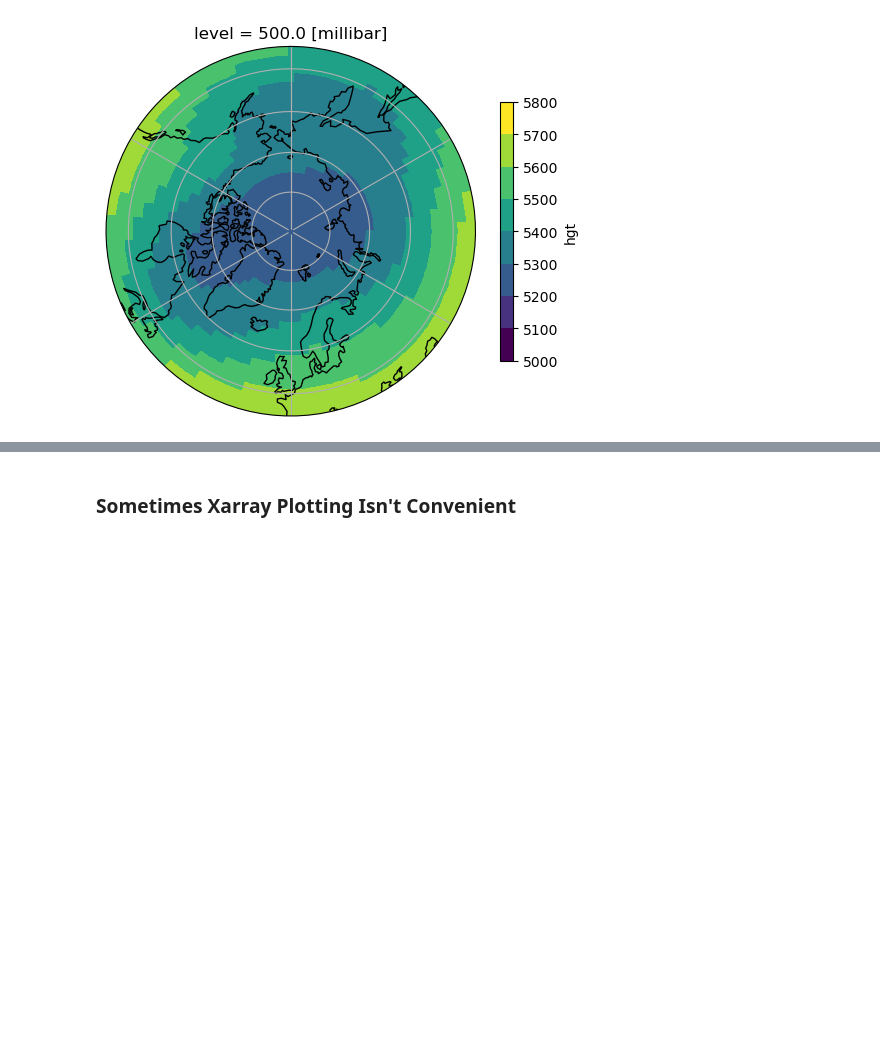
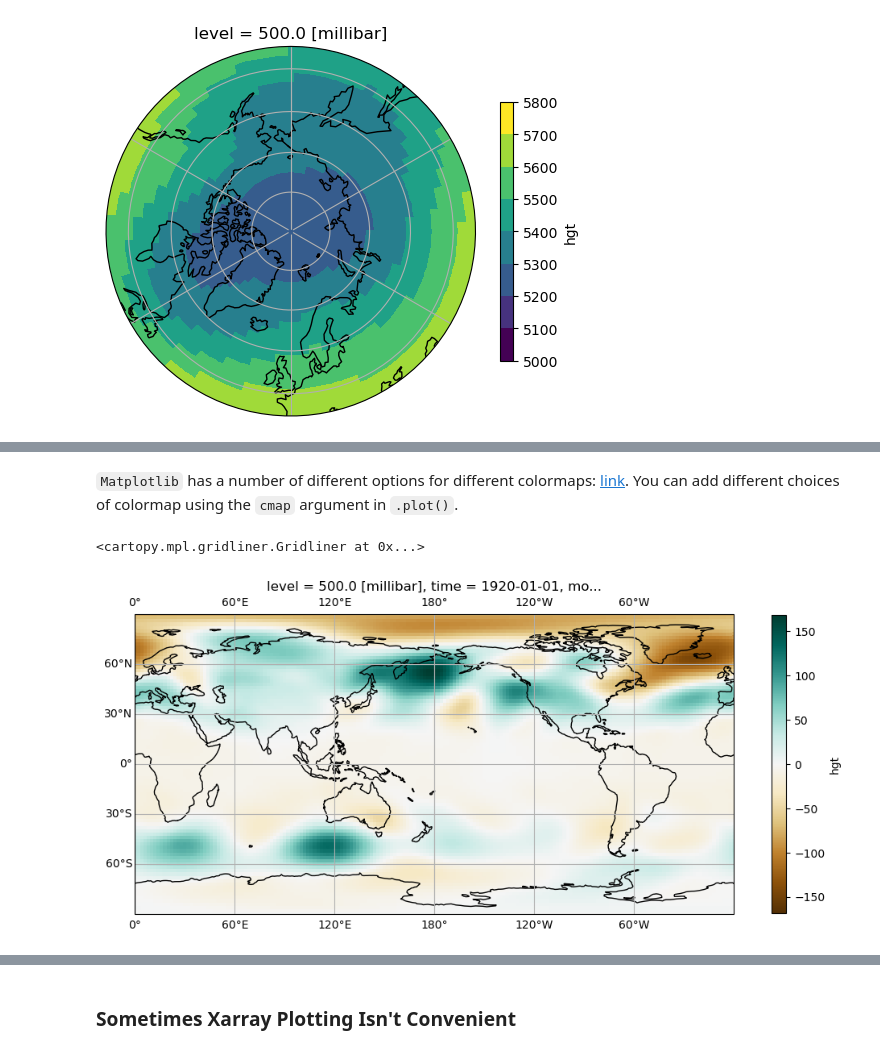
Before and after one commit to kylemcevoy/example_notebooks, a Jupyter notebook: plotting_gallery.ipynb, the cells around one changed output, grey strips where cells are left out. Saved outputs shown, nothing was run; the diff lists cells and outputs as text; code cells hidden in the pictures; blank space fills up the shorter version.

```diff
--- a/plotting_gallery.ipynb
+++ b/plotting_gallery.ipynb
@@ -168,0 +180,18 @@ ax.gridlines();
+# %% [markdown]
+`Matplotlib`
+has a number of different options for different colormaps: [link](https://matplotlib.org/stable/users/explain/colors/colormaps.html).
+You can add different choices of colormap using the `cmap` argument in `.plot()`.
+# %%
+cmap_plot2 = (hgt500_anoms.sel(time='1920-01-01').
+             plot(figsize=(12, 8),
+                  cmap='BrBG',
+                  transform=ccrs.PlateCarree(),
+                  subplot_kws={'projection': ccrs.PlateCarree(central_longitude=180)},
+                  cbar_kwargs={'shrink': 0.6}))
+
+cmap_plot2.axes.coastlines()
+# add gridlines with labels
+cmap_plot2.axes.gridlines(draw_labels=True)
+# %% [output]
+<cartopy.mpl.gridliner.Gridliner at 0x...>
+[figure, added]
```
Also changed, not shown: parts of 11 cells of this notebook.
